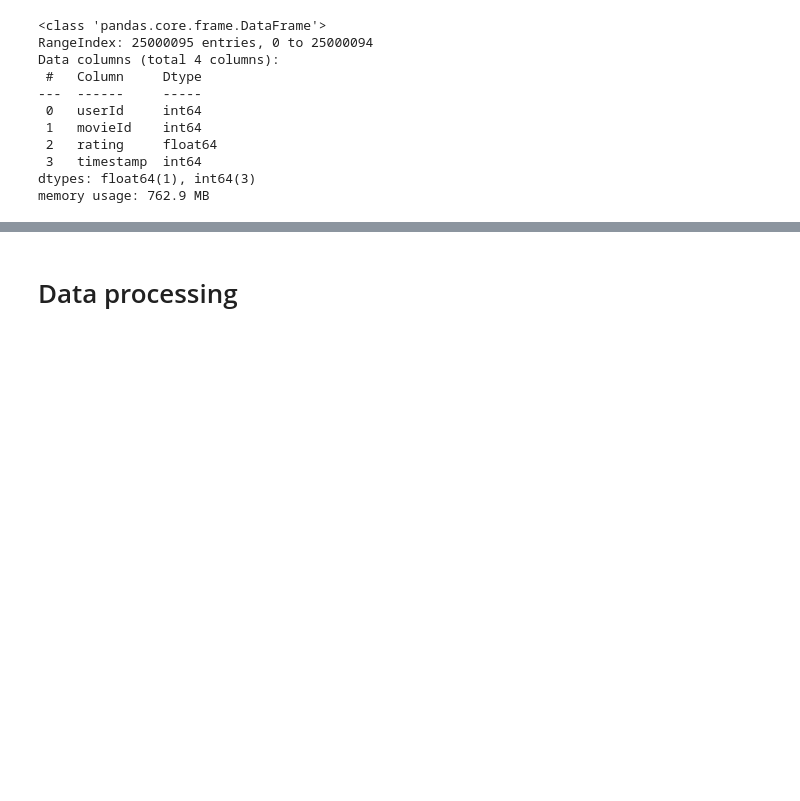
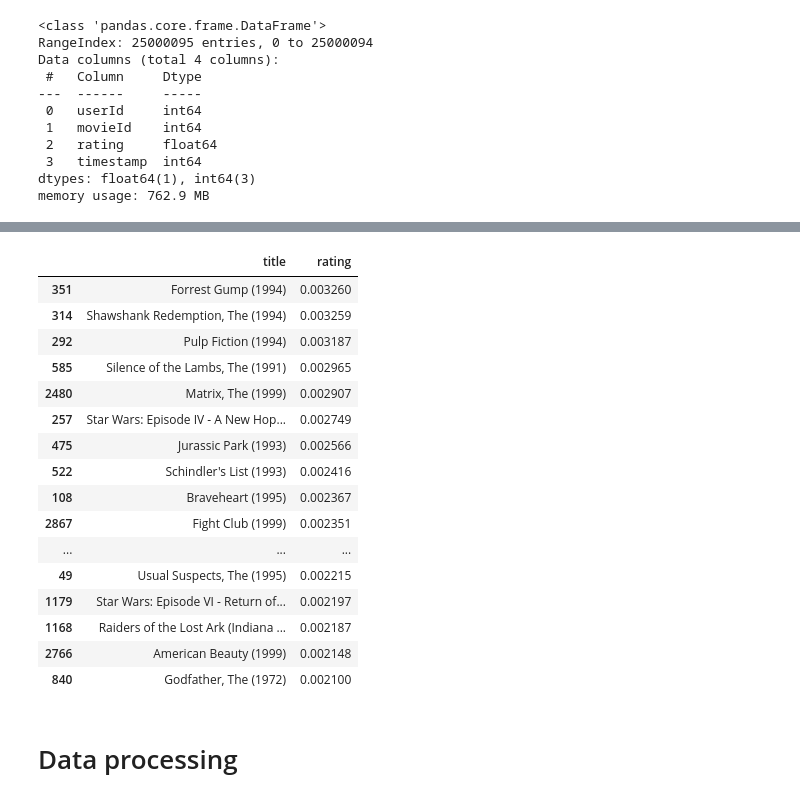
Before and after one commit to franklinzppa/movie-recommendation, a Jupyter notebook: notebooks/recomendation.ipynb, the cells around one changed output, grey strips where cells are left out. Drawn from its saved outputs; the diff is of its cells as text; code cells hidden in the pictures; blank space fills up the shorter version.

```diff
--- a/notebooks/recomendation.ipynb
+++ b/notebooks/recomendation.ipynb
@@ -60,0 +122,25 @@ memory usage: 762.9 MB
+# %%
+# Ratings count - Top 5% most rated movies
+
+ratings_count = ratings.groupby('movieId')['rating'].count().sort_values(ascending=False)
+ratings_count_norm = ratings_count / ratings_count.sum()
+top_5 = ratings_count_norm[ratings_count_norm.cumsum() < 0.05].to_frame()
+top_5.merge(right=movies[['movieId', 'title']], left_index=True, right_on='movieId')[['title', 'rating']]
+# %% [output]
+|  | title | rating |
+| 351 | Forrest Gump (1994) | 0.003260 |
+| 314 | Shawshank Redemption, The (1994) | 0.003259 |
+| 292 | Pulp Fiction (1994) | 0.003187 |
+| 585 | Silence of the Lambs, The (1991) | 0.002965 |
+| 2480 | Matrix, The (1999) | 0.002907 |
+| 257 | Star Wars: Episode IV - A New Hop... | 0.002749 |
+| 475 | Jurassic Park (1993) | 0.002566 |
+| 522 | Schindler's List (1993) | 0.002416 |
+| 108 | Braveheart (1995) | 0.002367 |
+| 2867 | Fight Club (1999) | 0.002351 |
+| ... | ... | ... |
+| 49 | Usual Suspects, The (1995) | 0.002215 |
+| 1179 | Star Wars: Episode VI - Return of... | 0.002197 |
+| 1168 | Raiders of the Lost Ark (Indiana ... | 0.002187 |
+| 2766 | American Beauty (1999) | 0.002148 |
+| 840 | Godfather, The (1972) | 0.002100 |
```
Also changed, not shown: parts of 28 cells of this notebook.
